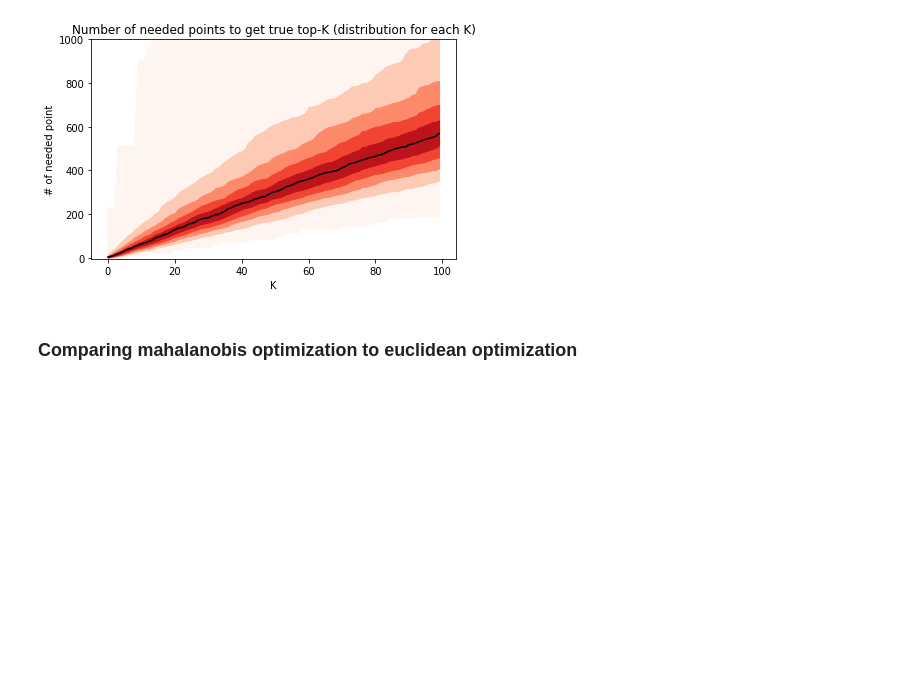
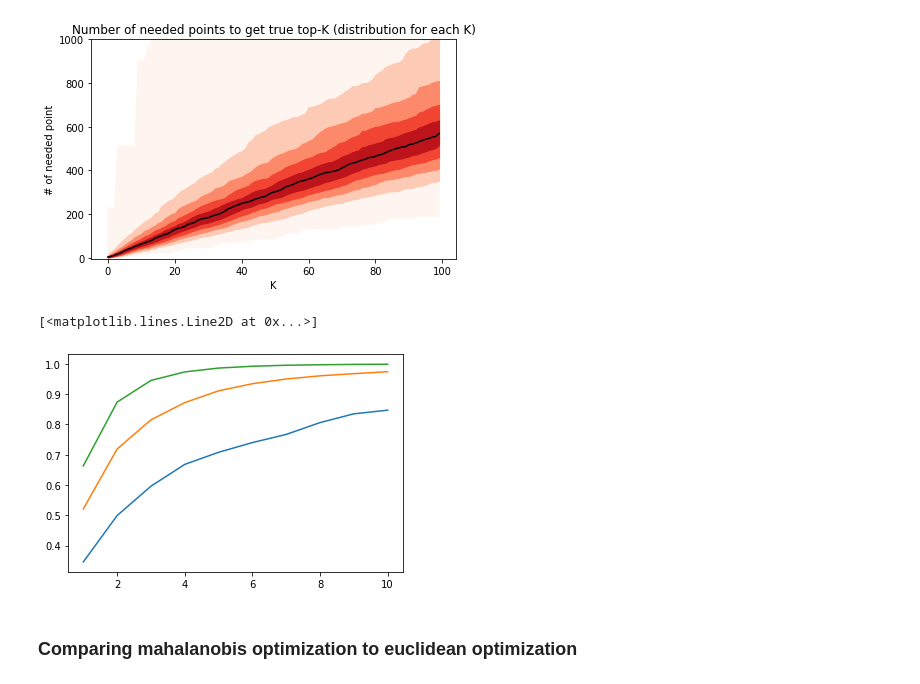
Before and after one commit to TSPoulsen/puffinn, a Jupyter notebook: experiments/results/explore_results.ipynb, the cells around one changed output. Drawn from its saved outputs; the diff is of its cells as text; code cells hidden in the pictures; blank space fills up the shorter version.

```diff
--- a/experiments/results/explore_results.ipynb
+++ b/experiments/results/explore_results.ipynb
@@ -130,6 +130,26 @@ plt.gca().set_ylim([-5, 1000])
 plt.show()
 # %% [output]
 [figure]
+# %%
+recalls = np.zeros((3,10))
+for q, ans in zip(results["8m"]["Asymmetric_distance"], results["True_innner_product"]):
+    q_order = np.argsort(q)
+    ans_order = np.argsort(ans)
+    for i in range(1,11):
+        for pow in range(3):
+            top_k = 10**pow
+            intersection = np.intersect1d(q_order[:top_k*i], ans_order[:top_k])
+            recalls[pow,(i-1)]+= len(intersection)
+recalls[0,:] /= results["True_innner_product"].shape[0]
+recalls[1,:] /= 10*results["True_innner_product"].shape[0]
+recalls[2,:] /= 100*results["True_innner_product"].shape[0]
+# %%
+plt.plot(range(1,11),recalls[0])
+plt.plot(range(1,11),recalls[1])
+plt.plot(range(1,11),recalls[2])
+# %% [output]
+[<matplotlib.lines.Line2D at 0x...>]
+[figure, added]
 # %% [markdown]
 ### Comparing mahalanobis optimization to euclidean optimization
 # %%
```
Also changed, not shown: 6 other files.
